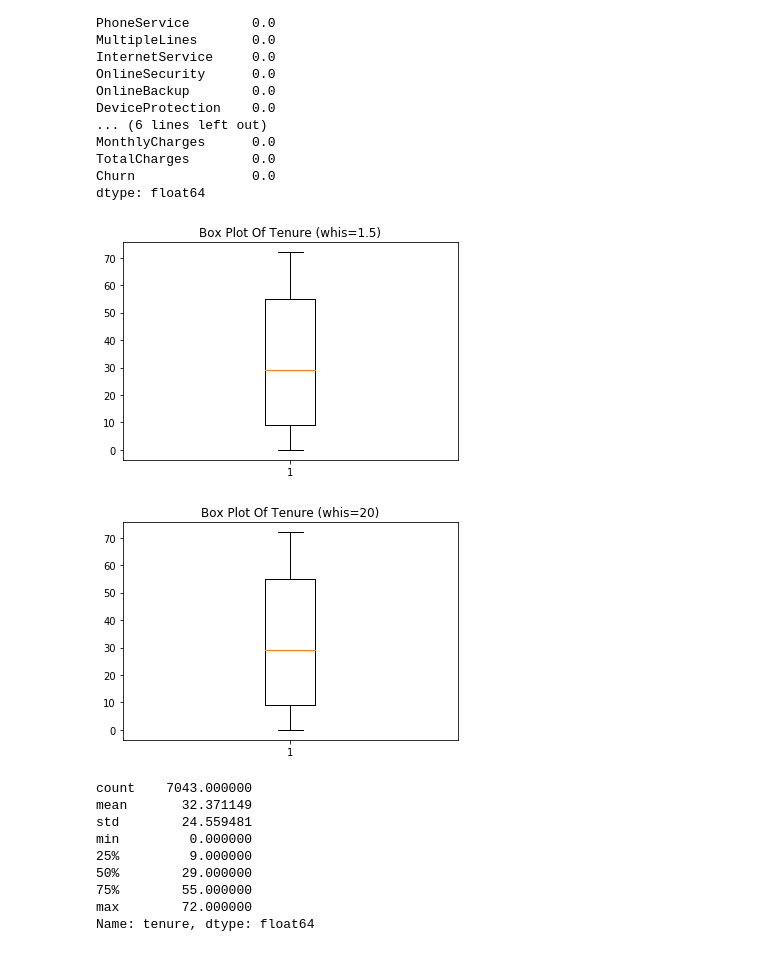
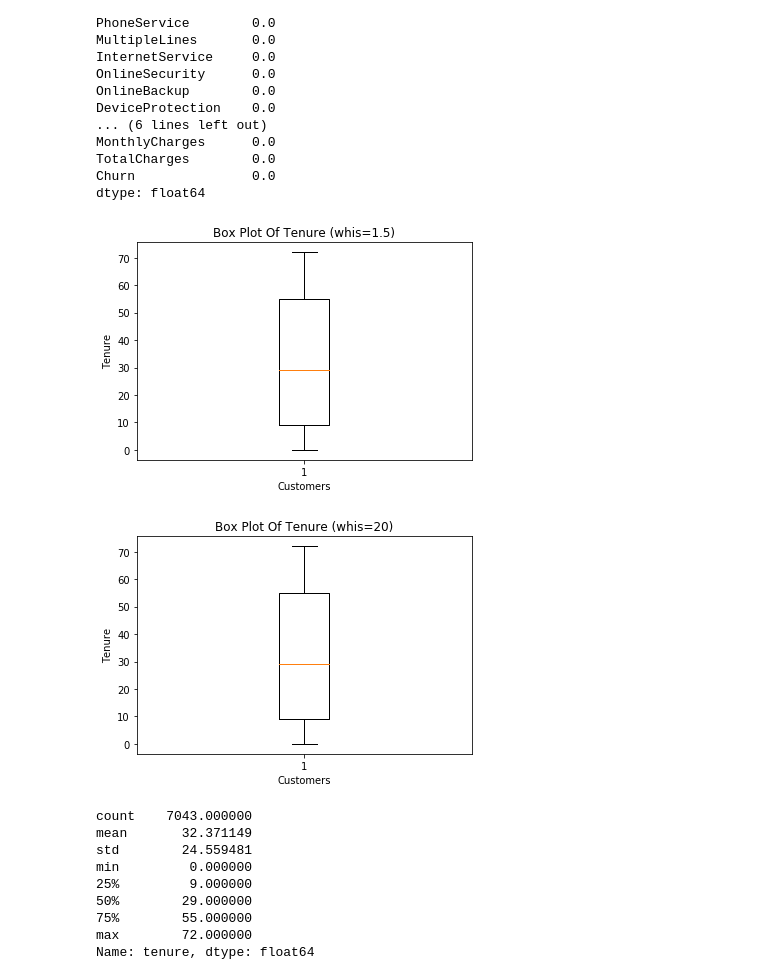
Before and after one commit to Avalon1000/Thinkful, a Jupyter notebook: Module 29.ipynb, the cells around one changed output. Saved outputs shown, nothing was run; the diff lists cells and outputs as text; code cells hidden in the pictures.

```diff
--- a/Module 29.ipynb
+++ b/Module 29.ipynb
@@ -148,19 +139,23 @@ dtype: float64
 # %%
 # Box plot for tenure category (whis=1.5)
 
 plt.boxplot(df["tenure"])
 plt.title("Box Plot Of Tenure (whis=1.5)")
+plt.xlabel("Customers")
+plt.ylabel("Tenure")
 plt.show()
 # %% [output]
-[figure, old version]
+[figure, new version]
 # %%
 # Box plot for tenure category (whis=20)
 
 plt.boxplot(df["tenure"], whis=20)
 plt.title("Box Plot Of Tenure (whis=20)")
+plt.xlabel("Customers")
+plt.ylabel("Tenure")
 plt.show()
 # %% [output]
-[figure, old version]
+[figure, new version]
 # %%
 df["tenure"].describe()
 # %% [output]
```
Also changed, not shown: parts of 88 cells of this notebook.
